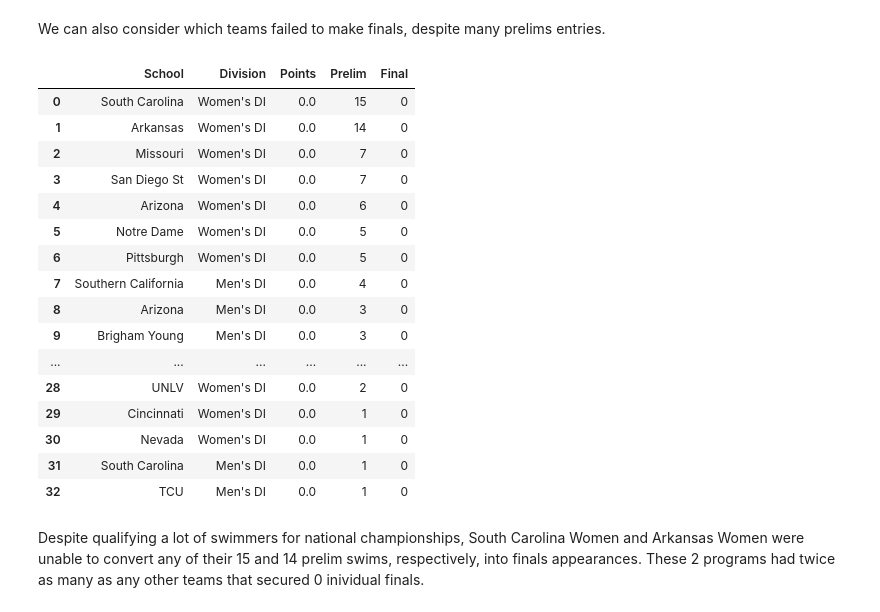
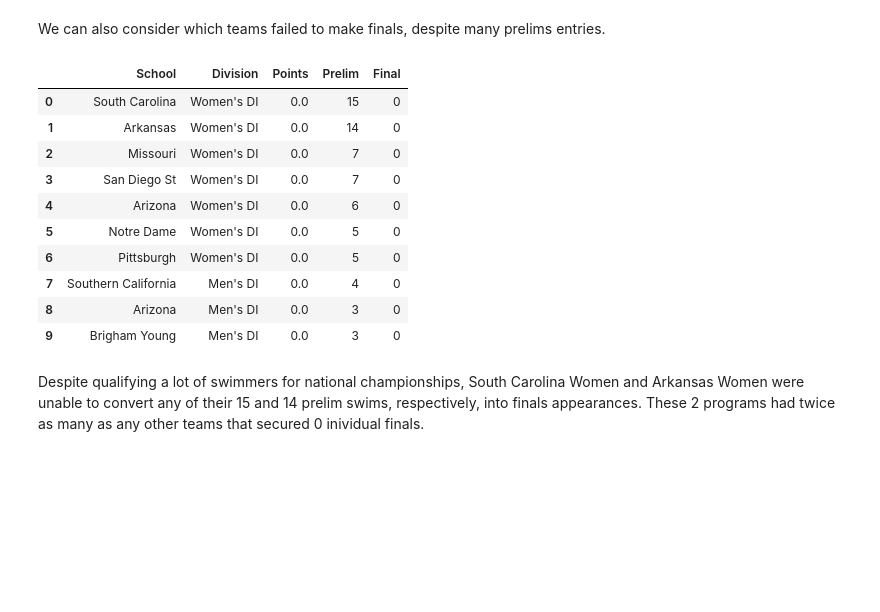
Before and after one commit to sheplock/SwimmingResults, a Jupyter notebook: analyze_NCAA2023.ipynb, the cells around one changed output. Cells and saved outputs as stored; diff of their text form; code cells hidden in the pictures; blank space fills up the shorter version.

```diff
--- a/analyze_NCAA2023.ipynb
+++ b/analyze_NCAA2023.ipynb
@@ -693,27 +515,21 @@ We can also consider which teams failed to make finals, despite many prelims ent
 # %%
 dfTmp = pointsTable.assign(FinalPercentage =
                    (pointsTable.AFinal + pointsTable.BFinal + pointsTable.TimedFinal)/pointsTable.Prelim,
                   Final = pointsTable.AFinal + pointsTable.BFinal + pointsTable.TimedFinal)[
     ['School','Division','Points','Prelim','Final','FinalPercentage']].sort_values(
     by=['FinalPercentage','Prelim'],ascending=[True,False]).drop('FinalPercentage',axis=1).reset_index(drop=True)
-dfTmp[dfTmp.Final==0]
+dfTmp[dfTmp.Final==0].head(10)
 # %% [output]
 |  | School | Division | Points | Prelim | Final |
 | 0 | South Carolina | Women's DI | 0.0 | 15 | 0 |
 | 1 | Arkansas | Women's DI | 0.0 | 14 | 0 |
 | 2 | Missouri | Women's DI | 0.0 | 7 | 0 |
 | 3 | San Diego St | Women's DI | 0.0 | 7 | 0 |
 | 4 | Arizona | Women's DI | 0.0 | 6 | 0 |
 | 5 | Notre Dame | Women's DI | 0.0 | 5 | 0 |
 | 6 | Pittsburgh | Women's DI | 0.0 | 5 | 0 |
 | 7 | Southern California | Men's DI | 0.0 | 4 | 0 |
 | 8 | Arizona | Men's DI | 0.0 | 3 | 0 |
 | 9 | Brigham Young | Men's DI | 0.0 | 3 | 0 |
-| ... | ... | ... | ... | ... | ... |
-| 28 | UNLV | Women's DI | 0.0 | 2 | 0 |
-| 29 | Cincinnati | Women's DI | 0.0 | 1 | 0 |
-| 30 | Nevada | Women's DI | 0.0 | 1 | 0 |
-| 31 | South Carolina | Men's DI | 0.0 | 1 | 0 |
-| 32 | TCU | Men's DI | 0.0 | 1 | 0 |
 # %% [markdown]
 Despite qualifying a lot of swimmers for national championships, South Carolina Women and Arkansas Women were unable to convert any of their 15 and 14 prelim swims, respectively, into finals appearances. These 2 programs had twice as many as any other teams that secured 0 inividual finals.
```
Also changed, not shown: parts of 65 cells of this notebook.
